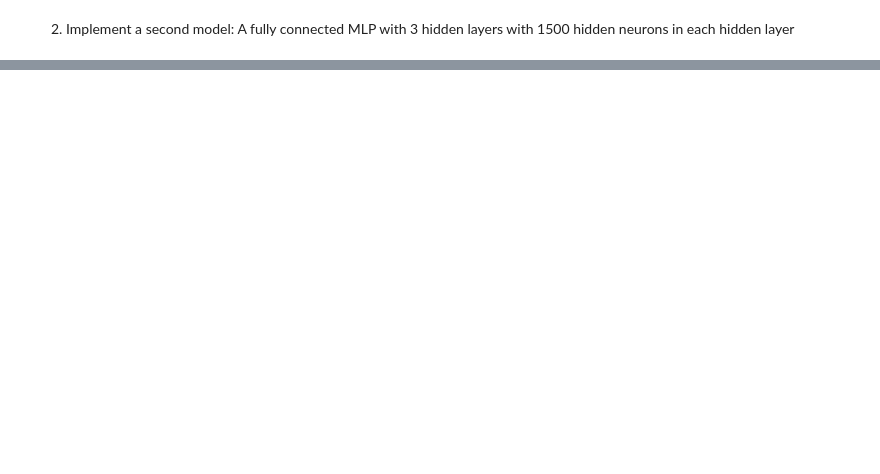
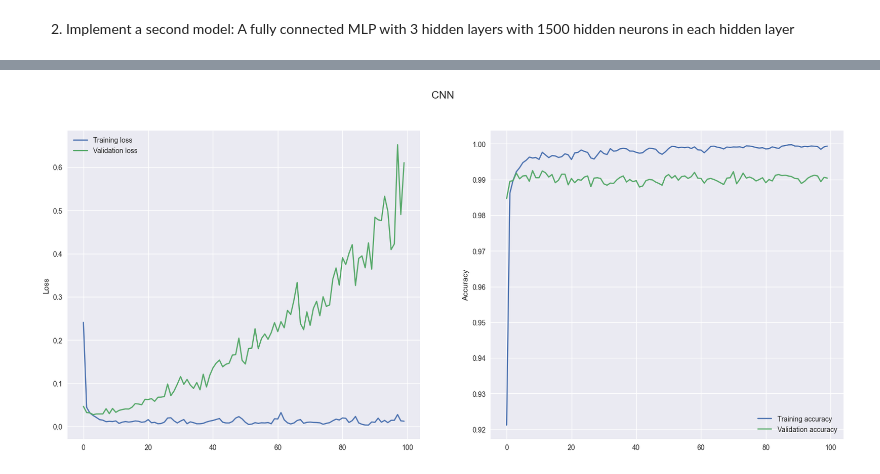
Before and after one commit to Javiermateor/Machine-Intelligence-I, a Jupyter notebook: Exercises/Exercise_06.ipynb, the cells around one changed output, grey strips where cells are left out. Cells and saved outputs as stored; diff of their text form; code cells hidden in the pictures; blank space fills up the shorter version.

```diff
--- a/Exercises/Exercise_06.ipynb
+++ b/Exercises/Exercise_06.ipynb
@@ -234,0 +258,20 @@ Test accuracy: 0.9772999882698059
+# %%
+# convolutional neural network
+model_cnn = keras.Sequential([
+    keras.layers.Conv2D(32, kernel_size=(5, 5), activation='relu', input_shape = (28,28,1) ,padding = 'same'),
+    keras.layers.MaxPooling2D(pool_size=(2, 2)),
+    keras.layers.Conv2D(64, kernel_size=(5, 5), activation='relu', padding = 'same'),
+    keras.layers.MaxPooling2D(pool_size=(2, 2)),
+    keras.layers.Flatten(),
+    keras.layers.Dense(10, activation='softmax', bias_initializer = 'zeros', kernel_initializer = 'zeros')
+])
+
+model_cnn.compile(
+    optimizer=keras.optimizers.Adam(learning_rate=0.01, beta_1=0.9, beta_2=0.999, epsilon=1e-08, amsgrad=False, name='Adam'),
+    loss='sparse_categorical_crossentropy',
+    metrics=['accuracy']
+)
+
+model_cnn.summary()
+
+model_cnn_history = model_cnn.fit(x_train, y_train, epochs=100, batch_size=600, validation_data = (x_test,y_test) ,verbose=False)
@@ -234,0 +296,26 @@ Test accuracy: 0.9772999882698059
+# %%
+# Plot the results of the model
+fig4 = plt.figure(figsize=(20, 8))
+fig4.suptitle('CNN', fontsize=15)
+
+# Plot the training and validation loss
+
+ax1 = fig4.add_subplot(121)
+
+ax1.plot(model_cnn_history.history['loss'], label='Training loss')
+ax1.plot(model_cnn_history.history['val_loss'], label='Validation loss')
+ax1.set_ylabel('Loss')
+plt.legend()
+
+# Plot the training and validation accuracy
+
+ax2 = fig4.add_subplot(122)
+
+ax2.plot(model_cnn_history.history['accuracy'], label='Training accuracy')
+ax2.plot(model_cnn_history.history['val_accuracy'], label='Validation accuracy')
+ax2.set_ylabel('Accuracy')
+plt.legend()
+
+plt.show()
+# %% [output]
+[figure, added]
```
Also changed, not shown: parts of 14 cells of this notebook.
